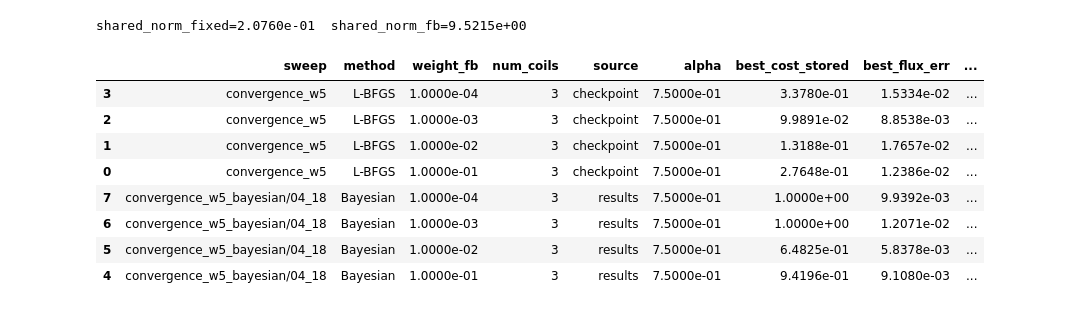
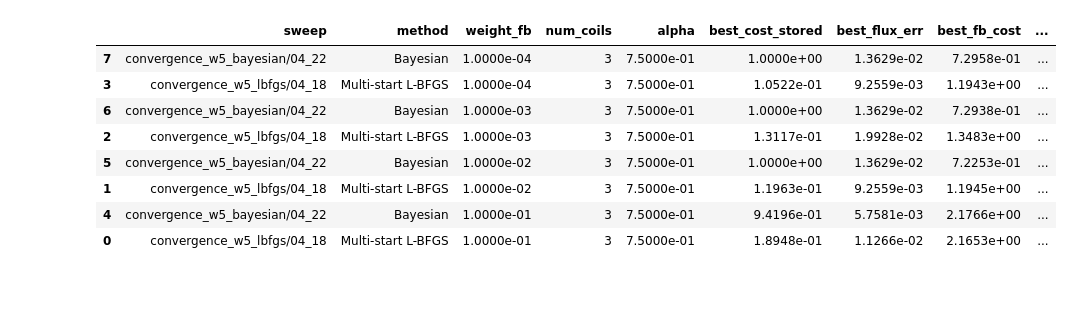
Before and after one commit to jeremslm/PF_location_optimization, a Jupyter notebook: notebooks/combined_boundary_analysis.ipynb, the cells around one changed output. Saved outputs shown, nothing was run; the diff lists cells and outputs as text; code cells hidden in the pictures.

```diff
--- a/notebooks/combined_boundary_analysis.ipynb
+++ b/notebooks/combined_boundary_analysis.ipynb
@@ -5,10 +5,10 @@ import numpy as np
 import matplotlib.pyplot as plt
 import pandas as pd
 # %%
-K_REFINED = 1 # None = all refinements; set e.g. 1 to truncate Bayesian after k-th refinement
+K_REFINED = 0 # None = all refinements; set e.g. 1 to truncate Bayesian after k-th refinement
 # %%
-LBFGS_SWEEP = 'convergence_w5'
-BAYESIAN_SWEEP = 'convergence_w5_bayesian/04_18'
+LBFGS_SWEEP = 'convergence_w5_lbfgs/04_18'
+BAYESIAN_SWEEP = 'convergence_w5_bayesian/04_22'
 # %%
 BASE = '../examples/comparisons/combined_boundary_DIIID'
 
@@ -141,58 +130,65 @@ for r in runs:
 rows = []
 for r in runs:
     d = r['data']
+    if 'cost_history' not in d:
+        continue
     alpha = d.get('optimization_settings', {}).get('alpha', 0.75)
-
     total = np.array(d['cost_history'], dtype=float)
-    flux = np.array([x if x is not None else np.nan for x in d['flux_err_history']], dtype=float)
-    fb = np.array([x if x is not None else np.nan for x in d['fb_cost_history']], dtype=float)
 
     if r['method'] == 'Bayesian' and K_REFINED is not None:
-        n_bay = d.get('n_bayesian_evals', 0)
+        n_bay = d.get('n_bayesian_evals', len(total))
         ref_evals = d.get('refinement_evals', [])
         trunc = n_bay + sum(ref_evals[:min(K_REFINED, len(ref_evals))])
-        total, flux, fb = total[:trunc], flux[:trunc], fb[:trunc]
+        if trunc > 0:
+            total = total[:trunc]
+        t_bay = d.get('time_bayesian_phase', float('nan'))
+        ref_times = d.get('refinement_times', [])
+        elapsed_h = (t_bay + sum(ref_times[:min(K_REFINED, len(ref_times))])) / 3600
+    else:
+        elapsed_h = r['elapsed'] / 3600
+
+    if len(total) == 0:
+        continue
 
     rows.append({
         'sweep': r['sweep'],
         'method': r['method'],
         'weight_fb': r['weight_fb'],
         'num_coils': r['num_coils'],
-        'source': r['source'],
         'alpha': alpha,
         'best_cost_stored': float(np.nanmin(total)),
-        'best_flux_err': float(np.nanmin(flux)),
-        'best_fb_cost': float(np.nanmin(fb)),
-        'init_fixed': d.get('initial_fixed_cost') or float('nan'),
-        'init_fb': d.get('initial_fb_cost') or float('nan'),
+        'best_flux_err': float(d.get('best_flux_err', float('nan'))),
+        'best_fb_cost': float(d.get('best_fb_cost', float('nan'))),
+        'init_fixed': float(d.get('initial_fixed_cost', float('nan'))),
+        'init_fb': float(d.get('initial_fb_cost', float('nan'))),
         'fb_failures': r['fb_failures'],
         'n_evals': len(total),
-        'elapsed_h': r['elapsed'] / 3600,
+        'elapsed_h': elapsed_h,
         'stopping': r['stopping'],
     })
 
 df = pd.DataFrame(rows)
 
-shared_norm_fixed = df['init_fixed'].max()
-shared_norm_fb = df['init_fb'].max()
-print(f"shared_norm_fixed={shared_norm_fixed:.4e}  shared_norm_fb={shared_norm_fb:.4e}")
+# per weight_fb pair: norm = max(init_lbfgs, init_bayesian)
+norm_df = df.groupby('weight_fb')[['init_fixed', 'init_fb']].max()
+norm_df.columns = ['norm_fixed', 'norm_fb']
+df = df.join(norm_df, on='weight_fb')
 
 df['best_cost_shared'] = (
-    (1 - df['alpha']) * df['best_flux_err'] / shared_norm_fixed +
-    df['alpha'] * df['best_fb_cost'] / shared_norm_fb
+    (1 - df['alpha']) * df['best_flux_err'] / df['norm_fixed'] +
+    df['alpha'] * df['best_fb_cost'] / df['norm_fb']
 )
 
-df = df.sort_values(['sweep', 'weight_fb'])
+df = df.sort_values(['weight_fb', 'method'])
 pd.set_option('display.float_format', '{:.4e}'.format)
 df
 # %% [output]
-shared_norm_fixed=2.0760e-01  shared_norm_fb=9.5215e+00
-|  | sweep | method | weight_fb | num_coils | source | alpha | best_cost_stored | best_flux_err | ... |
-| 3 | convergence_w5 | L-BFGS | 1.0000e-04 | 3 | checkpoint | 7.5000e-01 | 3.3780e-01 | 1.5334e-02 | ... |
-| 2 | convergence_w5 | L-BFGS | 1.0000e-03 | 3 | checkpoint | 7.5000e-01 | 9.9891e-02 | 8.8538e-03 | ... |
-| 1 | convergence_w5 | L-BFGS | 1.0000e-02 | 3 | checkpoint | 7.5000e-01 | 1.3188e-01 | 1.7657e-02 | ... |
-| 0 | convergence_w5 | L-BFGS | 1.0000e-01 | 3 | checkpoint | 7.5000e-01 | 2.7648e-01 | 1.2386e-02 | ... |
-| 7 | convergence_w5_bayesian/04_18 | Bayesian | 1.0000e-04 | 3 | results | 7.5000e-01 | 1.0000e+00 | 9.9392e-03 | ... |
-| 6 | convergence_w5_bayesian/04_18 | Bayesian | 1.0000e-03 | 3 | results | 7.5000e-01 | 1.0000e+00 | 1.2071e-02 | ... |
-| 5 | convergence_w5_bayesian/04_18 | Bayesian | 1.0000e-02 | 3 | results | 7.5000e-01 | 6.4825e-01 | 5.8378e-03 | ... |
-| 4 | convergence_w5_bayesian/04_18 | Bayesian | 1.0000e-01 | 3 | results | 7.5000e-01 | 9.4196e-01 | 9.1080e-03 | ... |
+|  | sweep | method | weight_fb | num_coils | alpha | best_cost_stored | best_flux_err | best_fb_cost | ... |
+| 7 | convergence_w5_bayesian/04_22 | Bayesian | 1.0000e-04 | 3 | 7.5000e-01 | 1.0000e+00 | 1.3629e-02 | 7.2958e-01 | ... |
+| 3 | convergence_w5_lbfgs/04_18 | Multi-start L-BFGS | 1.0000e-04 | 3 | 7.5000e-01 | 1.0522e-01 | 9.2559e-03 | 1.1943e+00 | ... |
+| 6 | convergence_w5_bayesian/04_22 | Bayesian | 1.0000e-03 | 3 | 7.5000e-01 | 1.0000e+00 | 1.3629e-02 | 7.2938e-01 | ... |
+| 2 | convergence_w5_lbfgs/04_18 | Multi-start L-BFGS | 1.0000e-03 | 3 | 7.5000e-01 | 1.3117e-01 | 1.9928e-02 | 1.3483e+00 | ... |
+| 5 | convergence_w5_bayesian/04_22 | Bayesian | 1.0000e-02 | 3 | 7.5000e-01 | 1.0000e+00 | 1.3629e-02 | 7.2253e-01 | ... |
+| 1 | convergence_w5_lbfgs/04_18 | Multi-start L-BFGS | 1.0000e-02 | 3 | 7.5000e-01 | 1.1963e-01 | 9.2559e-03 | 1.1945e+00 | ... |
+| 4 | convergence_w5_bayesian/04_22 | Bayesian | 1.0000e-01 | 3 | 7.5000e-01 | 9.4196e-01 | 5.7581e-03 | 2.1766e+00 | ... |
+| 0 | convergence_w5_lbfgs/04_18 | Multi-start L-BFGS | 1.0000e-01 | 3 | 7.5000e-01 | 1.8948e-01 | 1.1266e-02 | 2.1653e+00 | ... |
```
Also changed, not shown: parts of 13 cells of this notebook, 37 other files.
